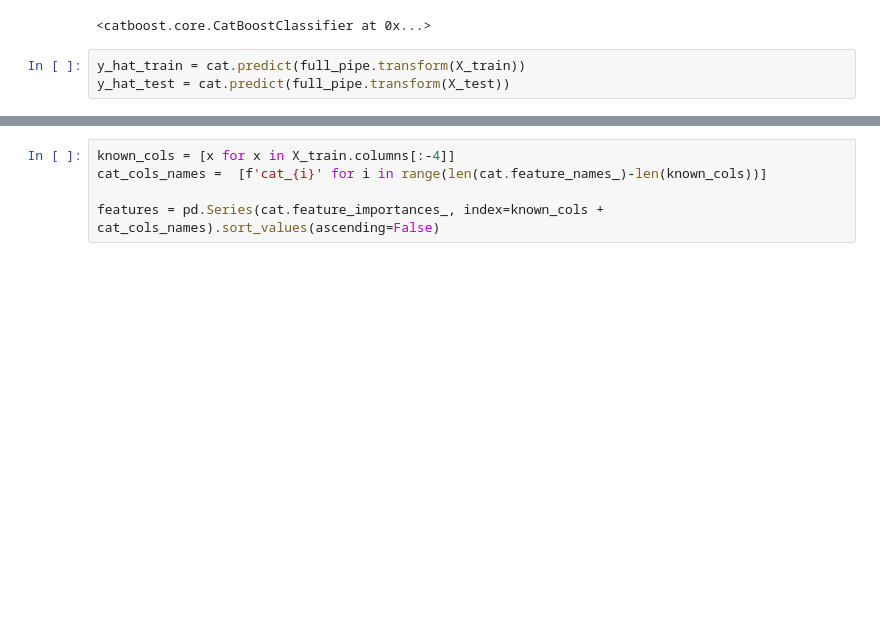
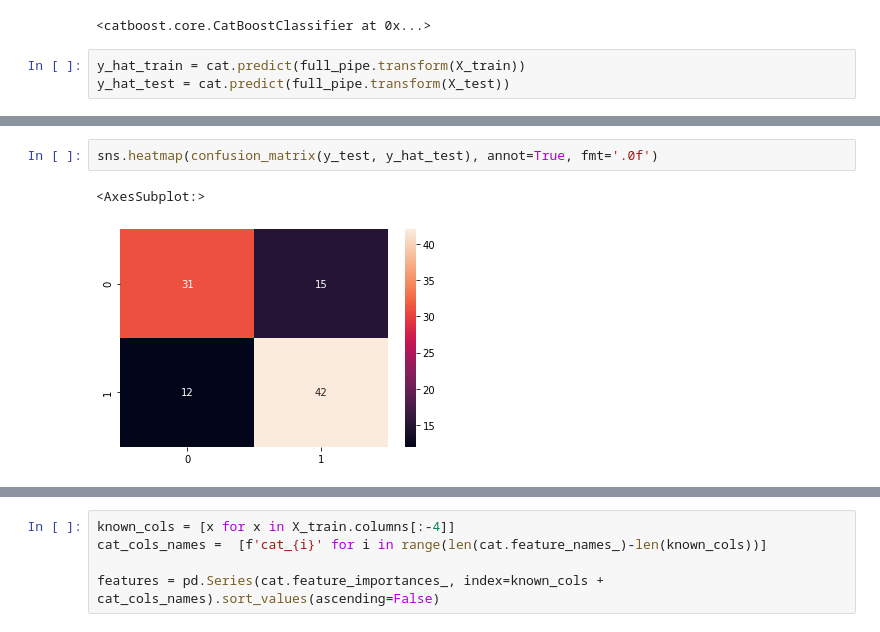
Before and after one commit to francodegio/konfio, a Jupyter notebook: 3_FDG_Modelling.ipynb, the cells around one changed output, grey strips where cells are left out. Cells and saved outputs as stored; diff of their text form; blank space fills up the shorter version.

```diff
--- a/3_FDG_Modelling.ipynb
+++ b/3_FDG_Modelling.ipynb
@@ -111,0 +138,5 @@ weighted avg       0.80      0.80      0.80       100
+# %%
+sns.heatmap(confusion_matrix(y_test, y_hat_test), annot=True, fmt='.0f')
+# %% [output]
+<AxesSubplot:>
+[figure, added]
```
Also changed, not shown: parts of 31 cells of this notebook.
